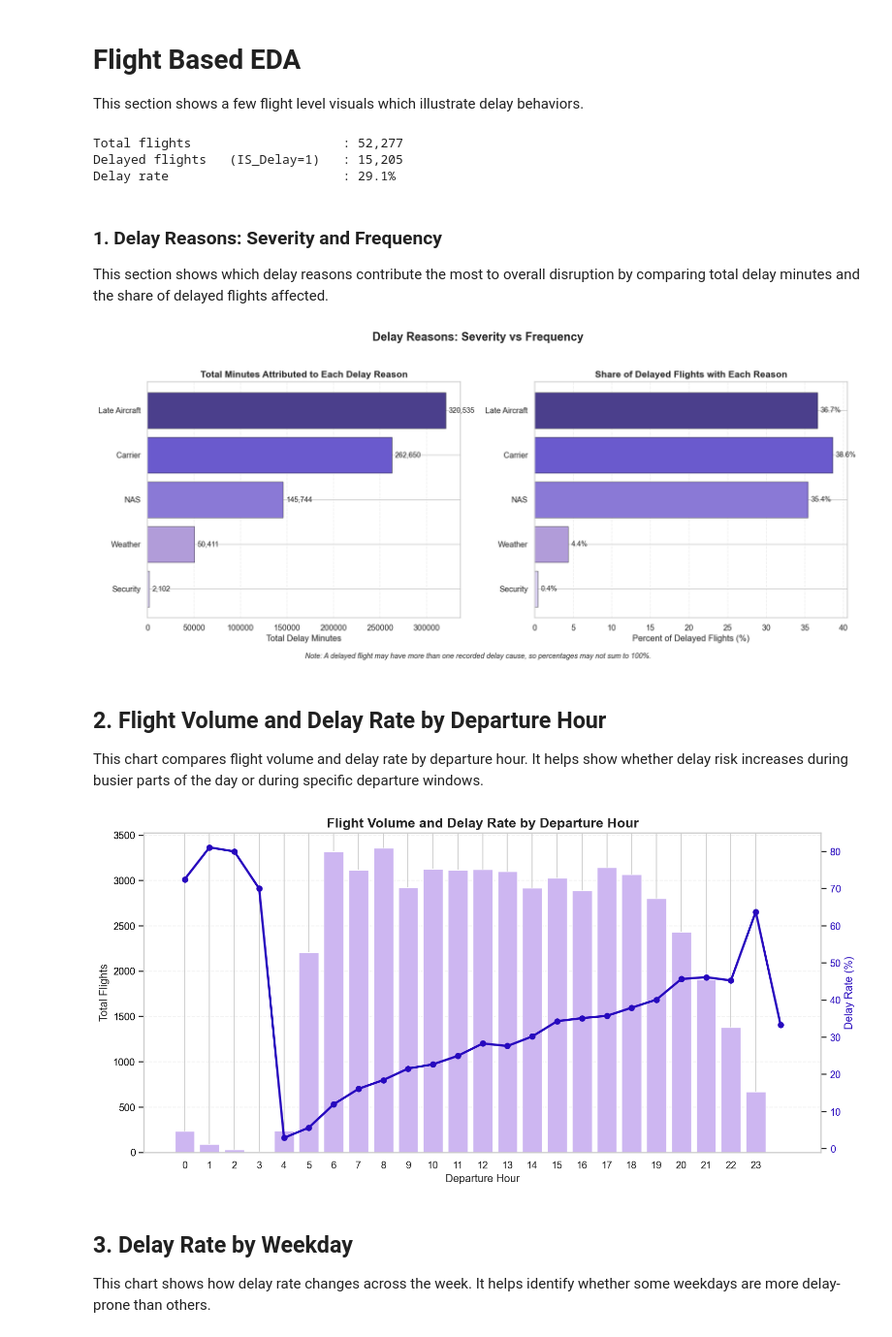
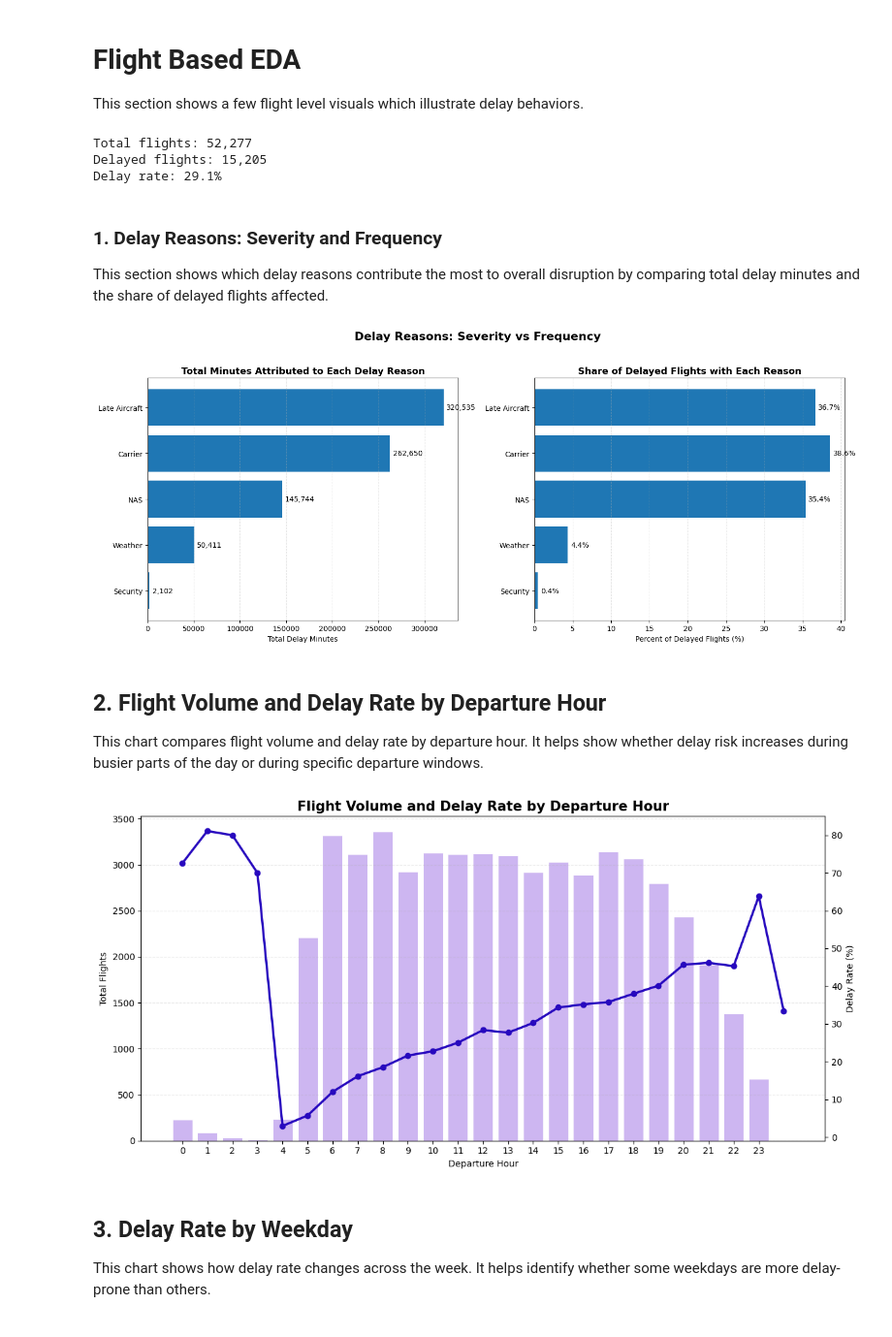
Before and after one commit to AhmadJabbar2502/Flight_Delay_Prediction, a Jupyter notebook: D2L_Submission/modeling.ipynb, the cells around one changed output. Shown at 97% size. Drawn from its saved outputs; the diff is of its cells as text; code cells hidden in the pictures.

```diff
--- a/D2L_Submission/modeling.ipynb
+++ b/D2L_Submission/modeling.ipynb
@@ -312,13 +306,10 @@ Saved to: merged_flights.csv
 This section shows a few flight level visuals which illustrate delay behaviors.
 # %%
 import pandas as pd
-import numpy as np
 import matplotlib.pyplot as plt
-import seaborn as sns
-
 df = pd.read_csv("merged_flights.csv", low_memory=False)
 
-# Ensure target variable is numeric for aggregation and plotting
+# make sure it is int (0 or 1)
 df["IS_Delay"] = df["IS_Delay"].astype(int)
 
 # Calculate basic delay summary
@@ -326,13 +317,13 @@ total_flights = len(df)
 delayed_flights = int(df["IS_Delay"].sum())
 delay_rate = (delayed_flights / total_flights) * 100
 
-print(f"Total flights                    : {total_flights:,}")
-print(f"Delayed flights   (IS_Delay=1)   : {delayed_flights:,}")
-print(f"Delay rate                       : {delay_rate:.1f}%")
+print(f"Total flights: {total_flights:,}")
+print(f"Delayed flights: {delayed_flights:,}")
+print(f"Delay rate: {delay_rate:.1f}%")
 # %% [output]
-Total flights                    : 52,277
-Delayed flights   (IS_Delay=1)   : 15,205
-Delay rate                       : 29.1%
+Total flights: 52,277
+Delayed flights: 15,205
+Delay rate: 29.1%
 # %% [markdown]
 ### 1. Delay Reasons: Severity and Frequency
 This section shows which delay reasons contribute the most to overall disruption by comparing total delay minutes and the share of delayed flights affected.
@@ -354,13 +345,6 @@ reason_labels = {
     "nas_delay": "NAS",
     "weather_delay": "Weather",
     "security_delay": "Security"
-}
-reason_colors = {
-    "Late Aircraft": "#4B3F8C",
-    "Carrier": "#6A5ACD",
-    "NAS": "#8A79D6",
-    "Weather": "#B19CD9",
-    "Security": "#D8CFF0"
 }
 
 # Fill missing values with 0
@@ -383,44 +367,37 @@ reason_minutes.index = [reason_labels[col] for col in reason_minutes.index]
 reason_share.index = [reason_labels[col] for col in reason_share.index]
 
 # Matching colors in the same order
-colors = [reason_colors[label] for label in reason_minutes.index]
-
 # Create figure
 fig, axes = plt.subplots(1, 2, figsize=(15, 6))
 fig.suptitle("Delay Reasons: Severity vs Frequency", fontsize=16, fontweight="bold", y=1.03)
 
 # --- Left chart: total delay minutes ---
-axes[0].barh(reason_minutes.index, reason_minutes.values, color=colors, edgecolor="black", linewidth=0.4)
+axes[0].barh(reason_minutes.index, reason_minutes.values)
 axes[0].invert_yaxis()
 axes[0].set_title("Total Minutes Attributed to Each Delay Reason", fontsize=13, fontweight="bold")
 axes[0].set_xlabel("Total Delay Minutes")
 axes[0].set_ylabel("")
 axes[0].grid(axis="x", linestyle="--", alpha=0.3)
 
 for i, v in enumerate(reason_minutes.values):
     axes[0].text(v + reason_minutes.max() * 0.01, i, f"{v:,.0f}", va="center", fontsize=10)
 
 # --- Right chart: % of delayed flights affected ---
-axes[1].barh(reason_share.index, reason_share.values, color=colors, edgecolor="black", linewidth=0.4)
+axes[1].barh(reason_share.index, reason_share.values)
 axes[1].invert_yaxis()
 axes[1].set_title("Share of Delayed Flights with Each Reason", fontsize=13, fontweight="bold")
 axes[1].set_xlabel("Percent of Delayed Flights (%)")
 axes[1].set_ylabel("")
 axes[1].grid(axis="x", linestyle="--", alpha=0.3)
 
 for i, v in enumerate(reason_share.values):
     axes[1].text(v + reason_share.max() * 0.01, i, f"{v:.1f}%", va="center", fontsize=10)
 
-fig.text(
-    0.5, -0.02,
-    "Note: A delayed flight may have more than one recorded delay cause, so percentages may not sum to 100%.",
-    ha="center", fontsize=10, style="italic"
-)
 
 plt.tight_layout()
 plt.show()
 # %% [output]
-[figure, old version]
+[figure, new version]
 # %% [markdown]
 ## 2. Flight Volume and Delay Rate by Departure Hour
 This chart compares flight volume and delay rate by departure hour. It helps show whether delay risk increases during busier parts of the day or during specific departure windows.
@@ -436,7 +413,7 @@ hourly_delay = (
       .sort_values("Departure_Hour")
 )
 
-# Convert hour to integer for clean plotting
+# make sure it's int
 hourly_delay["Departure_Hour"] = hourly_delay["Departure_Hour"].astype(int)
 
 # Delay rate as percentage
@@ -473,15 +450,15 @@ ax2.plot(
     label="Delay Rate (%)"
 )
 
-ax2.set_ylabel("Delay Rate (%)", color="#2709be")
-ax2.tick_params(axis="y", labelcolor="#2709be")
+ax2.set_ylabel("Delay Rate (%)")
+ax2.tick_params(axis="y")
 ax2.grid(False)
 
 
 plt.tight_layout()
 plt.show()
 # %% [output]
-[figure, old version]
+[figure, new version]
 # %% [markdown]
 ## 3. Delay Rate by Weekday
 This chart shows how delay rate changes across the week. It helps identify whether some weekdays are more delay-prone than others.
```
Also changed, not shown: parts of 10 cells of this notebook.
